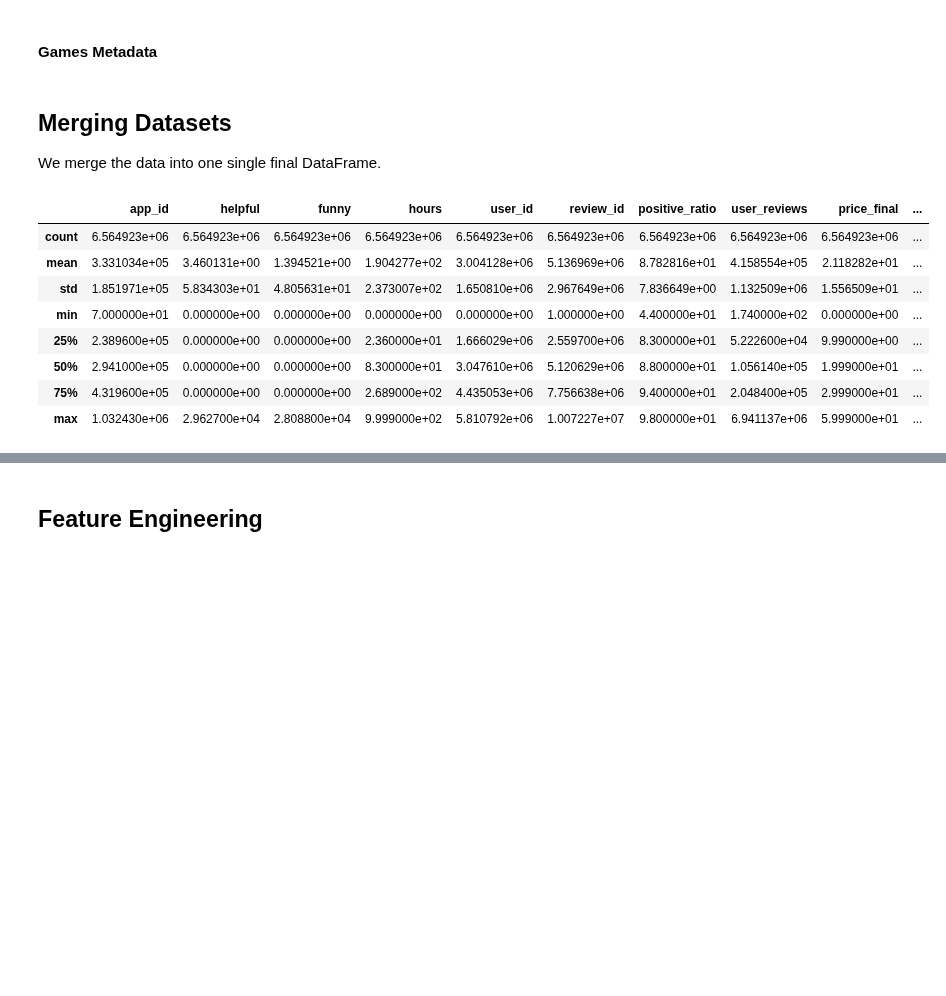
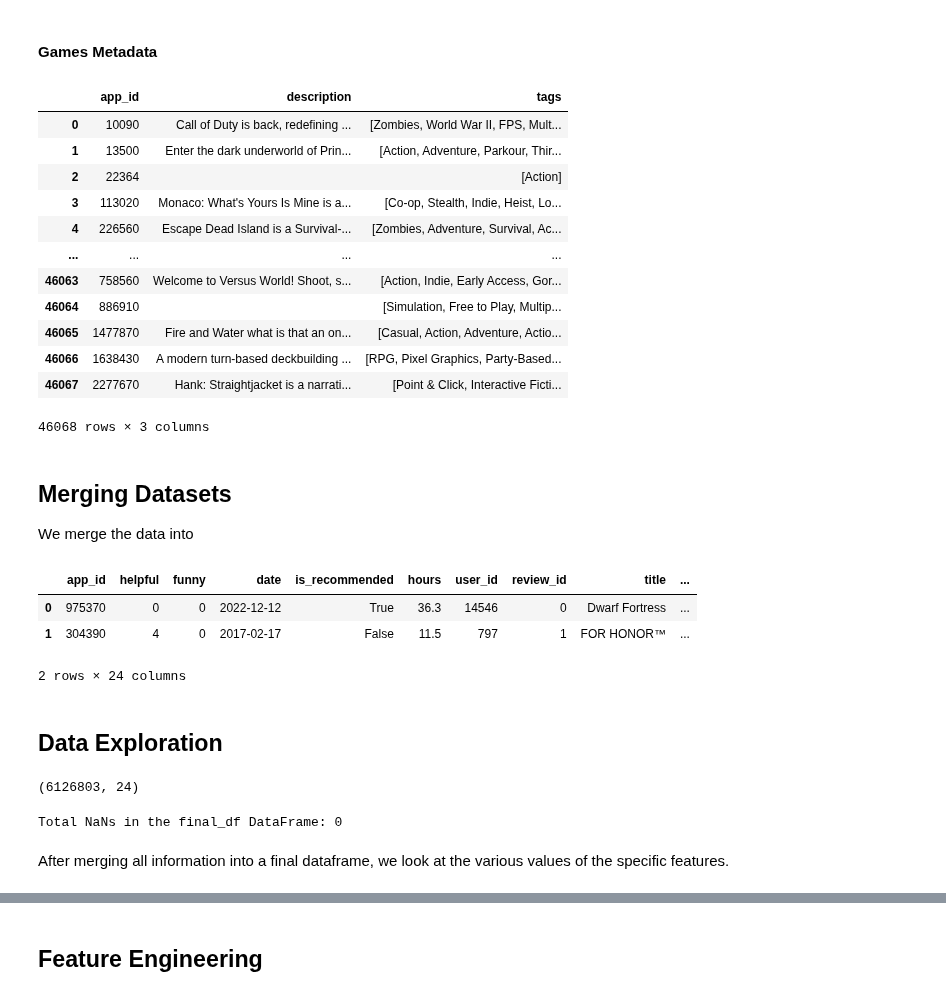
Before and after one commit to JohannesRahn/MachineLearningGroupProject, a Jupyter notebook: data_curation.ipynb, the cells around one changed output, grey strips where cells are left out. Saved outputs shown, nothing was run; the diff lists cells and outputs as text; code cells hidden in the pictures; blank space fills up the shorter version.

```diff
--- a/data_curation.ipynb
+++ b/data_curation.ipynb
@@ -76,7 +77,7 @@ The **CSV file [recommendations.csv](data/recommendations.csv)** has a many-to-m
 | **user_id** | User ID of Review Author | 19954 |
 | **review_id** | ID of Individual Review  | 0 |
 # %%
-df_recommendations = pd.read_csv("data/recommendations.csv")
-df_recommendations.head(2)
+df_redommendations = pd.read_csv("data/recommendations.csv")
+df_redommendations.head(2)
 # %% [output]
 |  | app_id | helpful | funny | date | is_recommended | hours | user_id | review_id |
@@ -203,38 +165,59 @@ df_games_additional.head(1)
 # %%
-# Turn to DateTime
-df_recommendations["date"] = pd.to_datetime(df_recommendations["date"])
-
-# Rename column
-df_recommendations.rename(columns = {"is_recommended": "y"}, inplace = True)
+df_redommendations["date"] = pd.to_datetime(df_redommendations["date"])
 # %% [markdown]
 #### Games Metadata
 # %%
+# Turn the Description Column to a String
+df_games_meta_data['description'] = df_games_meta_data['description'].astype(str)
+
 # Turn the Tags Column Into a List
 df_games_meta_data["tags"] = df_games_meta_data["tags"].astype(str).apply(ast.literal_eval)
+
+df_games_meta_data
+# %% [output]
+|  | app_id | description | tags |
+| 0 | 10090 | Call of Duty is back, redefining ... | [Zombies, World War II, FPS, Mult... |
+| 1 | 13500 | Enter the dark underworld of Prin... | [Action, Adventure, Parkour, Thir... |
+| 2 | 22364 |  | [Action] |
+| 3 | 113020 | Monaco: What's Yours Is Mine is a... | [Co-op, Stealth, Indie, Heist, Lo... |
+| 4 | 226560 | Escape Dead Island is a Survival-... | [Zombies, Adventure, Survival, Ac... |
+| ... | ... | ... | ... |
+| 46063 | 758560 | Welcome to Versus World! Shoot, s... | [Action, Indie, Early Access, Gor... |
+| 46064 | 886910 |  | [Simulation, Free to Play, Multip... |
+| 46065 | 1477870 | Fire and Water what is that an on... | [Casual, Action, Adventure, Actio... |
+| 46066 | 1638430 | A modern turn-based deckbuilding ... | [RPG, Pixel Graphics, Party-Based... |
+| 46067 | 2277670 | Hank: Straightjacket is a narrati... | [Point & Click, Interactive Ficti... |
+46068 rows × 3 columns
 # %% [markdown]
 ## Merging Datasets
 
-We merge the data into one single final DataFrame.
+We merge the data into
 # %%
 # Merge all information on games to one DataFrame
-games_df = df_games_data.merge(df_games_meta_data, how = "inner")
-games_df = games_df.merge(df_games_additional, how = "inner",
-                          left_on = "app_id", right_on = "appid")
+games_df = df_games_data.merge(df_games_meta_data)
 
 # Merge game information into the recommendations DataFrame
-recs_df = df_recommendations.merge(games_df, how = "inner", on = "app_id")
+recs_df = df_redommendations.merge(games_df, how = "left", on = "app_id")
 
 # Merge all information on users into a final DataFrame
-final_df = recs_df.merge(df_users, how="inner", on = "user_id")
+final_df = recs_df.merge(df_users, how="left", on = "user_id")
 # %%
-final_df.describe()
+final_df.head(2)
 # %% [output]
-|  | app_id | helpful | funny | hours | user_id | review_id | positive_ratio | user_reviews | price_final | ... |
-| count | 6.564923e+06 | 6.564923e+06 | 6.564923e+06 | 6.564923e+06 | 6.564923e+06 | 6.564923e+06 | 6.564923e+06 | 6.564923e+06 | 6.564923e+06 | ... |
-| mean | 3.331034e+05 | 3.460131e+00 | 1.394521e+00 | 1.904277e+02 | 3.004128e+06 | 5.136969e+06 | 8.782816e+01 | 4.158554e+05 | 2.118282e+01 | ... |
-| std | 1.851971e+05 | 5.834303e+01 | 4.805631e+01 | 2.373007e+02 | 1.650810e+06 | 2.967649e+06 | 7.836649e+00 | 1.132509e+06 | 1.556509e+01 | ... |
-| min | 7.000000e+01 | 0.000000e+00 | 0.000000e+00 | 0.000000e+00 | 0.000000e+00 | 1.000000e+00 | 4.400000e+01 | 1.740000e+02 | 0.000000e+00 | ... |
-| 25% | 2.389600e+05 | 0.000000e+00 | 0.000000e+00 | 2.360000e+01 | 1.666029e+06 | 2.559700e+06 | 8.300000e+01 | 5.222600e+04 | 9.990000e+00 | ... |
-| 50% | 2.941000e+05 | 0.000000e+00 | 0.000000e+00 | 8.300000e+01 | 3.047610e+06 | 5.120629e+06 | 8.800000e+01 | 1.056140e+05 | 1.999000e+01 | ... |
-| 75% | 4.319600e+05 | 0.000000e+00 | 0.000000e+00 | 2.689000e+02 | 4.435053e+06 | 7.756638e+06 | 9.400000e+01 | 2.048400e+05 | 2.999000e+01 | ... |
-| max | 1.032430e+06 | 2.962700e+04 | 2.808800e+04 | 9.999000e+02 | 5.810792e+06 | 1.007227e+07 | 9.800000e+01 | 6.941137e+06 | 5.999000e+01 | ... |
+|  | app_id | helpful | funny | date | is_recommended | hours | user_id | review_id | title | ... |
+| 0 | 975370 | 0 | 0 | 2022-12-12 | True | 36.3 | 14546 | 0 | Dwarf Fortress | ... |
+| 1 | 304390 | 4 | 0 | 2017-02-17 | False | 11.5 | 797 | 1 | FOR HONOR™ | ... |
+2 rows × 24 columns
+# %% [markdown]
+## Data Exploration
+# %%
+final_df.shape
+# %% [output]
+(6126803, 24)
+# %%
+total_nans = final_df.isna().sum().sum()
+print(f"Total NaNs in the final_df DataFrame: {total_nans}")
+# %% [output]
+Total NaNs in the final_df DataFrame: 0
+# %% [markdown]
+After merging all information into a final dataframe, we look at the various values of the specific features.
```
Also changed, not shown: parts of 64 cells of this notebook.
